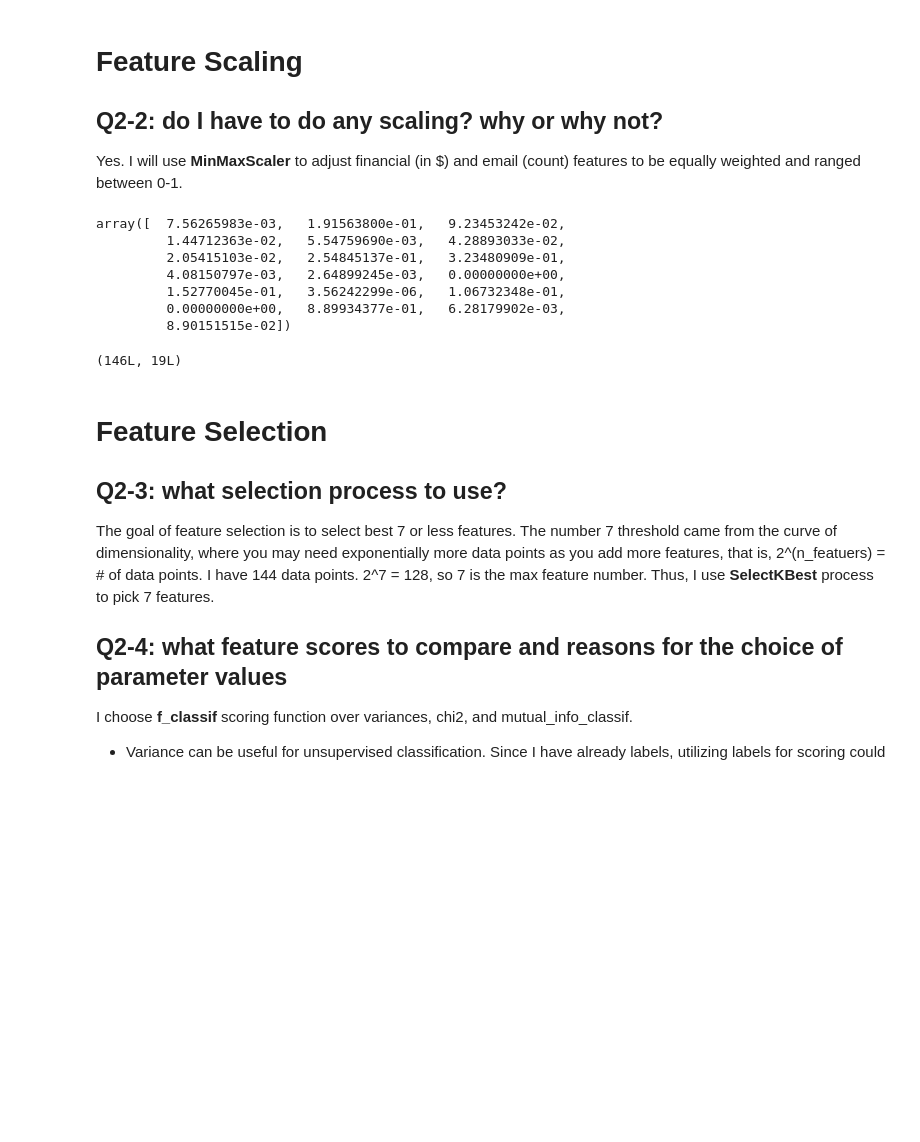
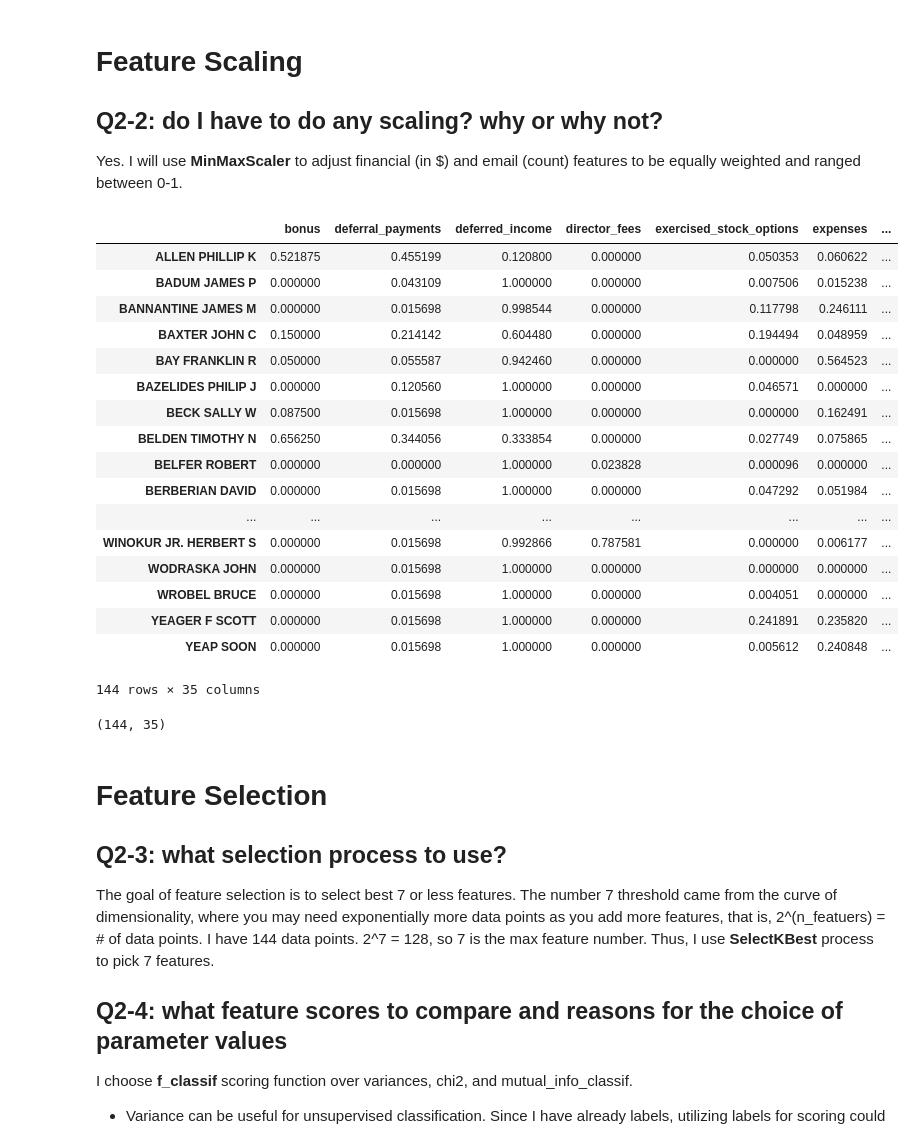
Before and after one commit to judemoon/enron, a Jupyter notebook: enron_project.ipynb, the cells around one changed output. Cells and saved outputs as stored; diff of their text form; code cells hidden in the pictures; blank space fills up the shorter version.

```diff
--- a/enron_project.ipynb
+++ b/enron_project.ipynb
@@ -628,20 +744,33 @@ Yes. I will use **MinMaxScaler** to adjust financial (in $) and email (count) fe
 # %%
 from sklearn.preprocessing import MinMaxScaler
 scaler = MinMaxScaler()
-original_scaled = scaler.fit_transform(original_df)
-original_scaled[0]
+df_scaled = pd.DataFrame(scaler.fit_transform(df_trans), \
+                         index=df_trans.index, columns=df_trans.columns)
-# %% [output]
-array([  7.56265983e-03,   1.91563800e-01,   9.23453242e-02,
-         1.44712363e-02,   5.54759690e-03,   4.28893033e-02,
-         2.05415103e-02,   2.54845137e-01,   3.23480909e-01,
-         4.08150797e-03,   2.64899245e-03,   0.00000000e+00,
-         1.52770045e-01,   3.56242299e-06,   1.06732348e-01,
-         0.00000000e+00,   8.89934377e-01,   6.28179902e-03,
-         8.90151515e-02])
+# %%
+df_scaled
+# %% [output]
+|  | bonus | deferral_payments | deferred_income | director_fees | exercised_stock_options | expenses | ... |
+| ALLEN PHILLIP K | 0.521875 | 0.455199 | 0.120800 | 0.000000 | 0.050353 | 0.060622 | ... |
+| BADUM JAMES P | 0.000000 | 0.043109 | 1.000000 | 0.000000 | 0.007506 | 0.015238 | ... |
+| BANNANTINE JAMES M | 0.000000 | 0.015698 | 0.998544 | 0.000000 | 0.117798 | 0.246111 | ... |
+| BAXTER JOHN C | 0.150000 | 0.214142 | 0.604480 | 0.000000 | 0.194494 | 0.048959 | ... |
+| BAY FRANKLIN R | 0.050000 | 0.055587 | 0.942460 | 0.000000 | 0.000000 | 0.564523 | ... |
+| BAZELIDES PHILIP J | 0.000000 | 0.120560 | 1.000000 | 0.000000 | 0.046571 | 0.000000 | ... |
+| BECK SALLY W | 0.087500 | 0.015698 | 1.000000 | 0.000000 | 0.000000 | 0.162491 | ... |
+| BELDEN TIMOTHY N | 0.656250 | 0.344056 | 0.333854 | 0.000000 | 0.027749 | 0.075865 | ... |
+| BELFER ROBERT | 0.000000 | 0.000000 | 1.000000 | 0.023828 | 0.000096 | 0.000000 | ... |
+| BERBERIAN DAVID | 0.000000 | 0.015698 | 1.000000 | 0.000000 | 0.047292 | 0.051984 | ... |
+| ... | ... | ... | ... | ... | ... | ... | ... |
+| WINOKUR JR. HERBERT S | 0.000000 | 0.015698 | 0.992866 | 0.787581 | 0.000000 | 0.006177 | ... |
+| WODRASKA JOHN | 0.000000 | 0.015698 | 1.000000 | 0.000000 | 0.000000 | 0.000000 | ... |
+| WROBEL BRUCE | 0.000000 | 0.015698 | 1.000000 | 0.000000 | 0.004051 | 0.000000 | ... |
+| YEAGER F SCOTT | 0.000000 | 0.015698 | 1.000000 | 0.000000 | 0.241891 | 0.235820 | ... |
+| YEAP SOON | 0.000000 | 0.015698 | 1.000000 | 0.000000 | 0.005612 | 0.240848 | ... |
+144 rows × 35 columns
 # %%
-original_scaled.shape # returns length of array and length of item
+df_scaled.shape # returns length of array and length of item
 # %% [output]
-(146L, 19L)
+(144, 35)
 # %% [markdown]
 # Feature Selection
 
```
Also changed, not shown: parts of 97 cells of this notebook.
